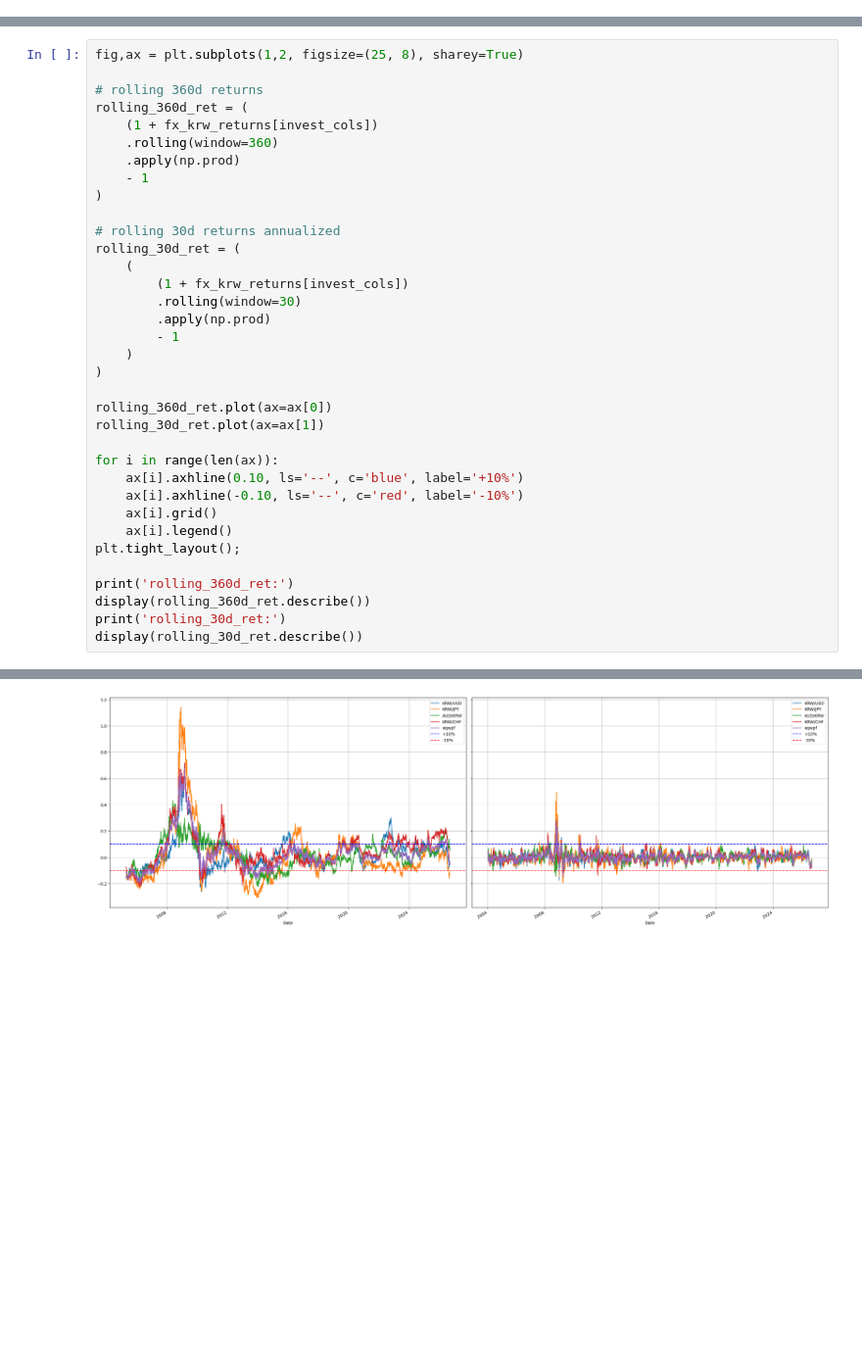
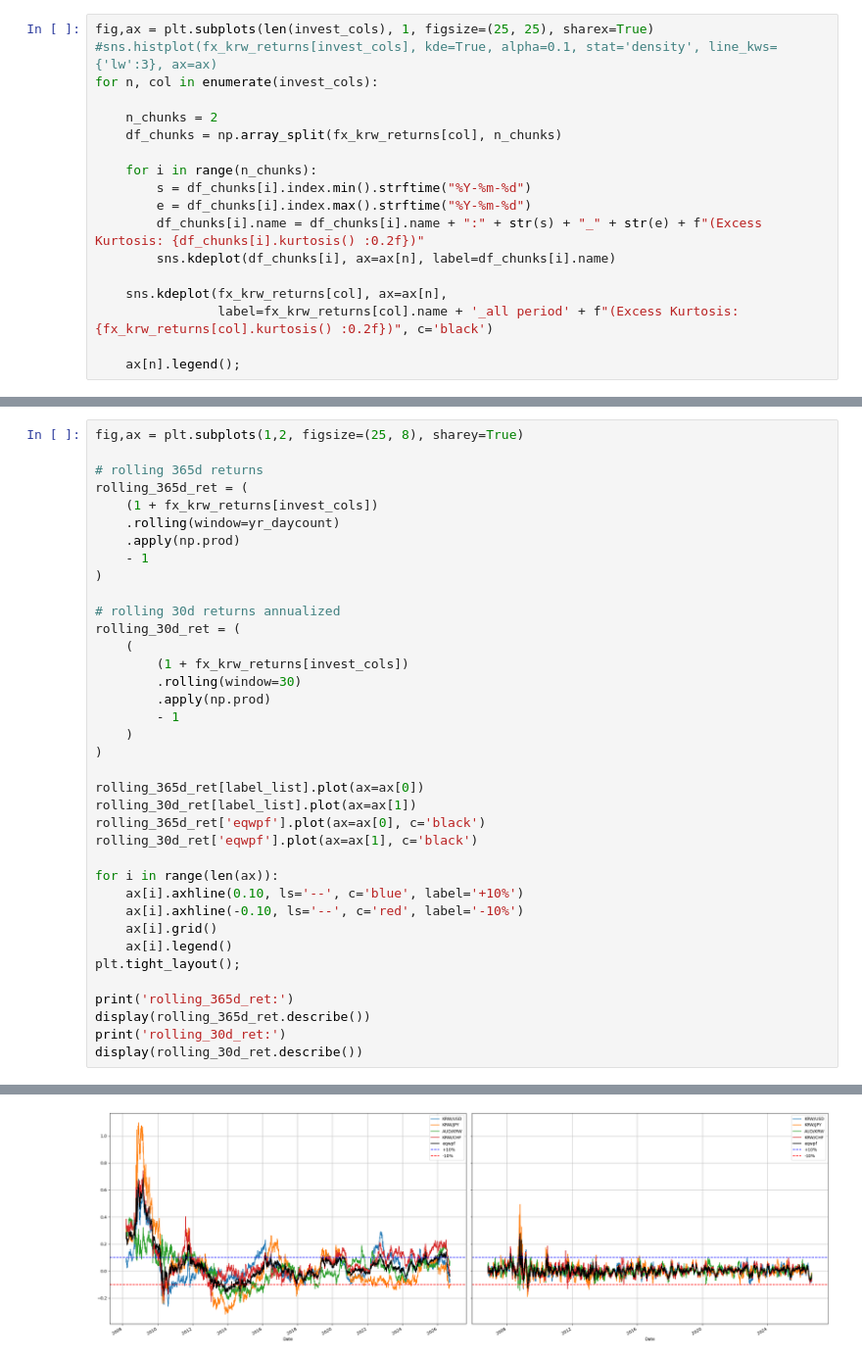
Before and after one commit to duckeun16/Macro, a Jupyter notebook: Spot FX DCA Performance.ipynb, the cells around one changed output, grey strips where cells are left out. Shown at 98% size. Saved outputs shown, nothing was run; the diff lists cells and outputs as text; blank space fills up the shorter version.

```diff
--- a/Spot FX DCA Performance.ipynb
+++ b/Spot FX DCA Performance.ipynb
@@ -56,0 +95,18 @@ plt.tight_layout();
+# %%
+fig,ax = plt.subplots(len(invest_cols), 1, figsize=(25, 25), sharex=True)
+#sns.histplot(fx_krw_returns[invest_cols], kde=True, alpha=0.1, stat='density', line_kws={'lw':3}, ax=ax)
+for n, col in enumerate(invest_cols):
+
+    n_chunks = 2
+    df_chunks = np.array_split(fx_krw_returns[col], n_chunks)
+
+    for i in range(n_chunks):
+        s = df_chunks[i].index.min().strftime("%Y-%m-%d")
+        e = df_chunks[i].index.max().strftime("%Y-%m-%d")
+        df_chunks[i].name = df_chunks[i].name + ":" + str(s) + "_" + str(e) + f"(Excess Kurtosis: {df_chunks[i].kurtosis() :0.2f})"
+        sns.kdeplot(df_chunks[i], ax=ax[n], label=df_chunks[i].name)
+
+    sns.kdeplot(fx_krw_returns[col], ax=ax[n],
+                label=fx_krw_returns[col].name + '_all period' + f"(Excess Kurtosis: {fx_krw_returns[col].kurtosis() :0.2f})", c='black')
+
+    ax[n].legend();
@@ -57,10 +115,10 @@ plt.tight_layout();
 # %%
 fig,ax = plt.subplots(1,2, figsize=(25, 8), sharey=True)
 
-# rolling 360d returns
-rolling_360d_ret = (
+# rolling 365d returns
+rolling_365d_ret = (
     (1 + fx_krw_returns[invest_cols])
-    .rolling(window=360)
+    .rolling(window=yr_daycount)
     .apply(np.prod)
     - 1
 )
@@ -75,8 +133,10 @@ rolling_30d_ret = (
     )
 )
 
-rolling_360d_ret.plot(ax=ax[0])
-rolling_30d_ret.plot(ax=ax[1])
+rolling_365d_ret[label_list].plot(ax=ax[0])
+rolling_30d_ret[label_list].plot(ax=ax[1])
+rolling_365d_ret['eqwpf'].plot(ax=ax[0], c='black')
+rolling_30d_ret['eqwpf'].plot(ax=ax[1], c='black')
 
 for i in range(len(ax)):
     ax[i].axhline(0.10, ls='--', c='blue', label='+10%')
@@ -85,8 +145,8 @@ for i in range(len(ax)):
     ax[i].legend()
 plt.tight_layout();
 
-print('rolling_360d_ret:')
-display(rolling_360d_ret.describe())
+print('rolling_365d_ret:')
+display(rolling_365d_ret.describe())
 print('rolling_30d_ret:')
 display(rolling_30d_ret.describe())
 # %% [output]
@@ -112,2 +172,2 @@ rolling_30d_ret:
 | max | 0.334729 | 0.493737 | 0.171157 | 0.281802 | 0.275643 |
-[figure, old version]
+[figure, new version]
```
Also changed, not shown: parts of 14 cells of this notebook.
